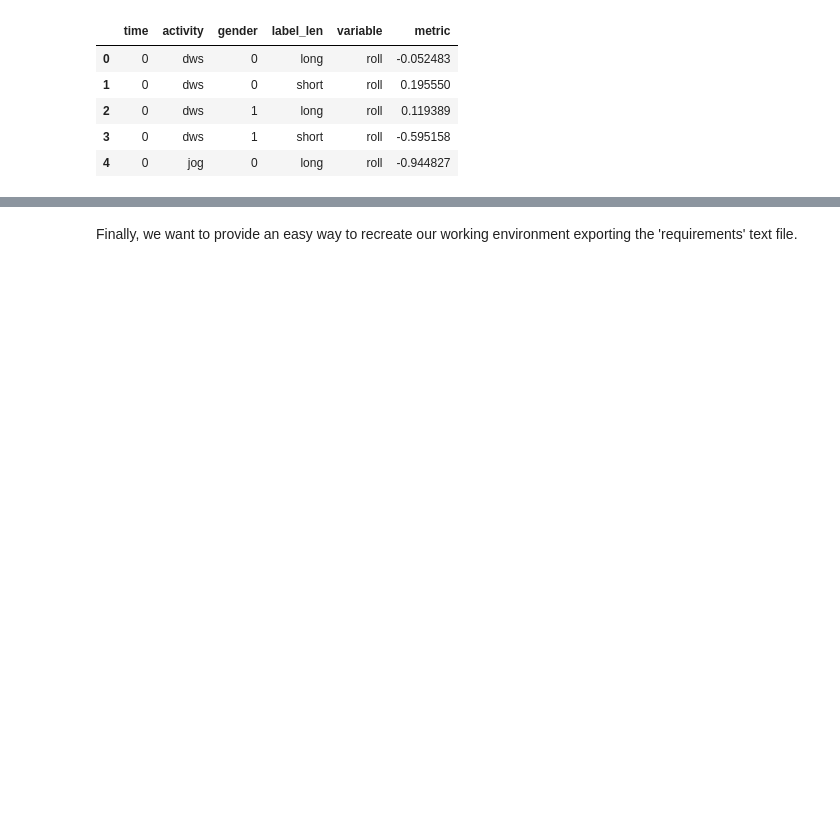
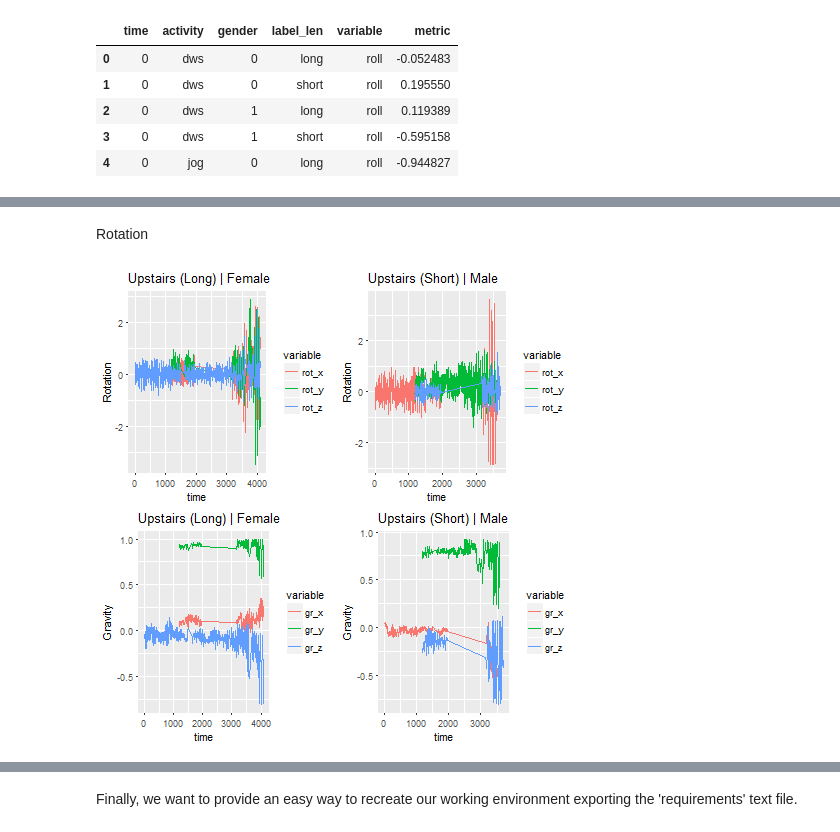
Before and after one commit to raquelredo/Projects, a Jupyter notebook: Machine Learning/Mobile_ts/mobile_ts.ipynb, the cells around one changed output, grey strips where cells are left out. Saved outputs shown, nothing was run; the diff lists cells and outputs as text; code cells hidden in the pictures; blank space fills up the shorter version.

```diff
--- a/Machine Learning/Mobile_ts/mobile_ts.ipynb
+++ b/Machine Learning/Mobile_ts/mobile_ts.ipynb
@@ -392,0 +398,21 @@ f+facet_grid(gender~activity)
+# %% [markdown]
+Rotation
+# %%
+%%R
+#Rotation
+rotation <- c("rot_x", "rot_y", "rot_z")
+plot3<- df2 %>% filter(label_len == "long", activity =="ups", variable == rotation, gender ==0) %>%
+ggplot(aes(time, metric, col=variable)) + geom_line() + ggtitle("Upstairs (Long) | Female")+ labs(y="Rotation")
+plot4<-df2 %>% filter(label_len == "long", activity == "ups", variable == rotation, gender ==1) %>%
+ggplot(aes(time, metric, col=variable)) + geom_line() + ggtitle("Upstairs (Short) | Male")+ labs(y="Rotation")
+
+#Gravity
+gravity <- c("gr_x", "gr_y", "gr_z")
+plot5<- df2 %>% filter(label_len == "long", activity =="ups", variable == gravity, gender ==0) %>%
+ggplot(aes(time, metric, col=variable)) + geom_line() + ggtitle("Upstairs (Long) | Female") + labs(y="Gravity")
+plot6<-df2 %>% filter(label_len == "long", activity == "ups", variable == gravity, gender ==1) %>%
+ggplot(aes(time, metric, col=variable)) + geom_line() + ggtitle("Upstairs (Short) | Male") + labs(y="Gravity")
+
+grid.arrange(plot3, plot4, plot5, plot6)
+# %% [output]
+[figure, added]
```
Also changed, not shown: parts of 11 cells of this notebook, 7 other files.
